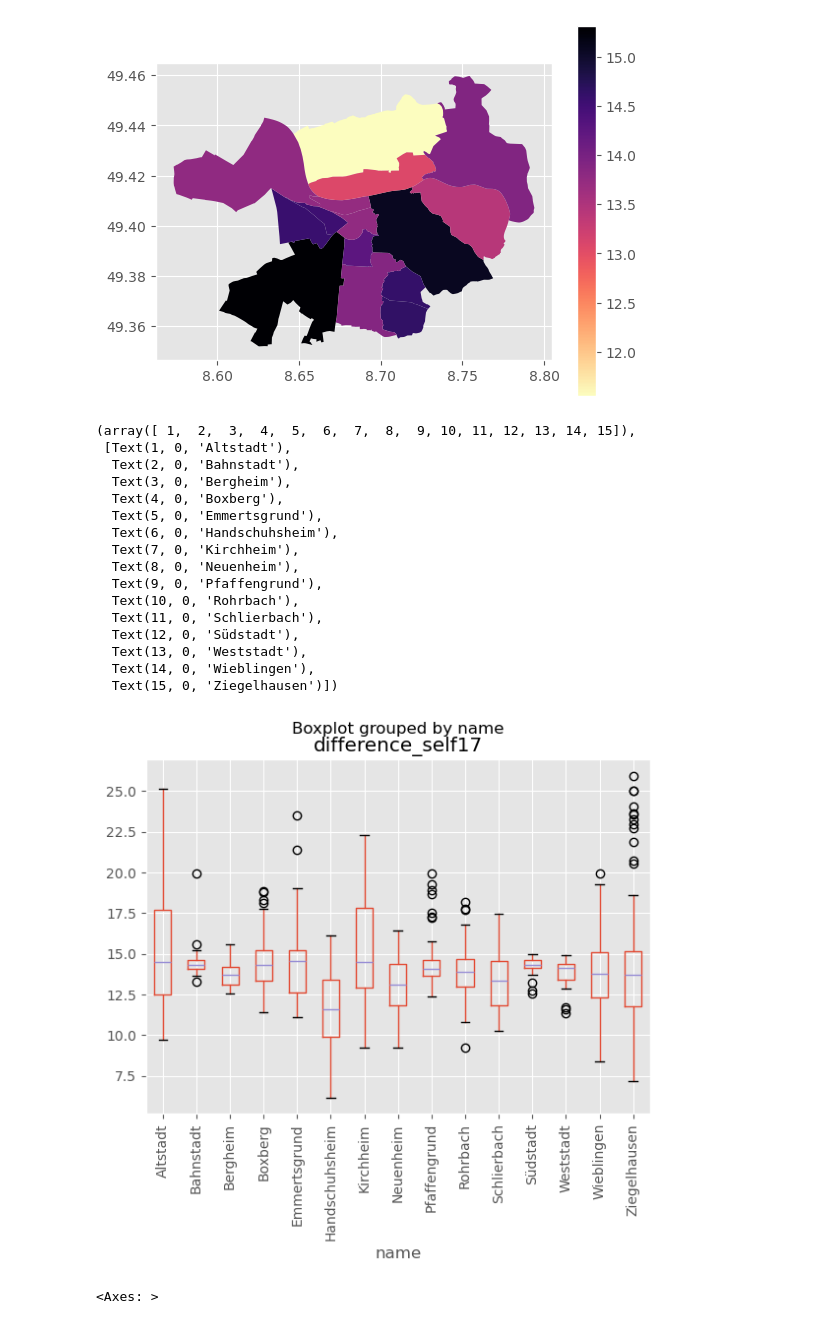
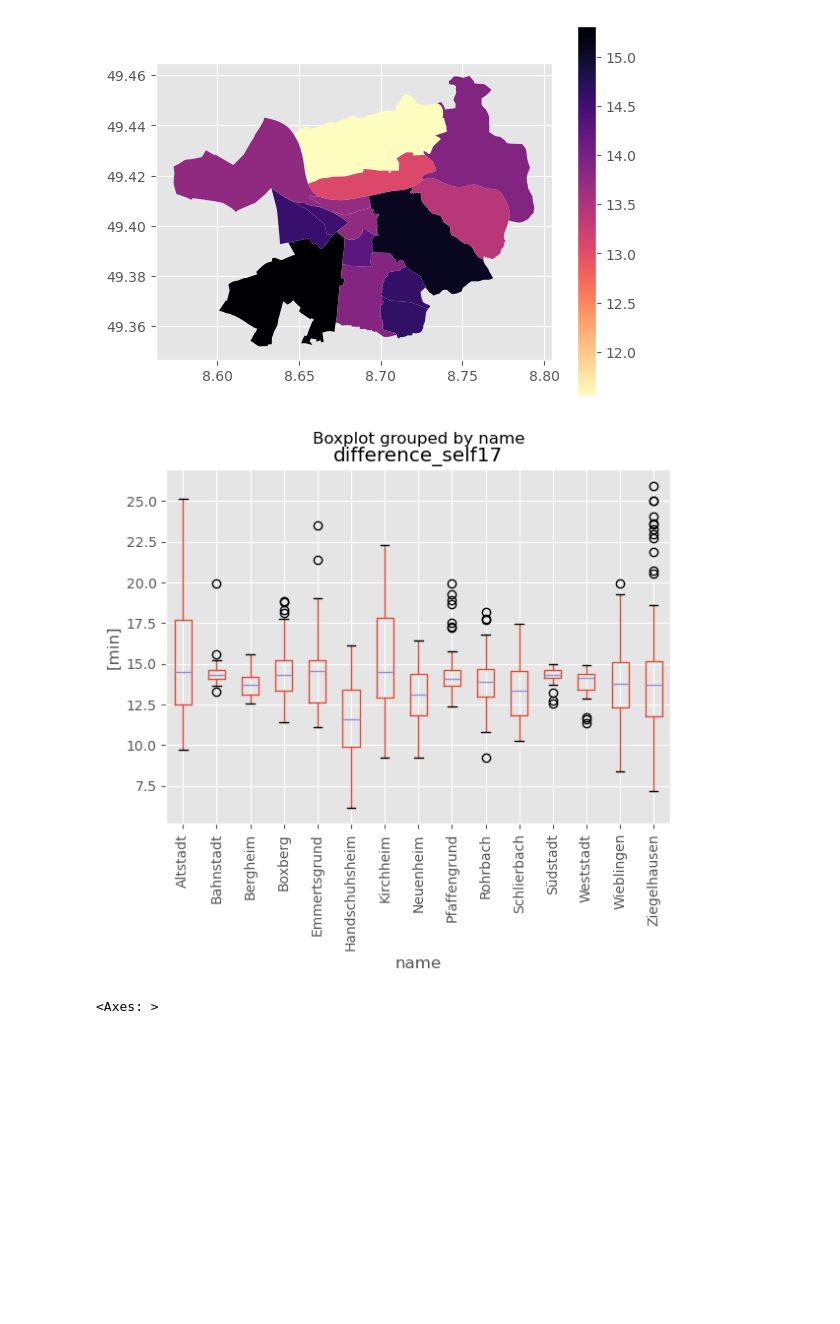
Before and after one commit to Chwiggy/thesis_analysis, a Jupyter notebook: differences.ipynb, the cells around one changed output. Drawn from its saved outputs; the diff is of its cells as text; code cells hidden in the pictures; blank space fills up the shorter version.

```diff
--- a/differences.ipynb
+++ b/differences.ipynb
@@ -111,27 +110,12 @@ map.plot(column="difference_self17", cmap='magma_r', legend = True)
 # %%
 import matplotlib
 matplotlib.style.use("ggplot")
 import matplotlib.pyplot as plt
-ax = cells_by_borough.boxplot(column="difference_self17", by= "name")
+ax = cells_by_borough.boxplot(column="difference_self17", by= "name", ylabel = "[min]")
 plt.xticks(rotation=90)
+plt.savefig("figures/Boxplots_Difference.svg", bbox_inches = "tight")
 # %% [output]
-(array([ 1,  2,  3,  4,  5,  6,  7,  8,  9, 10, 11, 12, 13, 14, 15]),
- [Text(1, 0, 'Altstadt'),
-  Text(2, 0, 'Bahnstadt'),
-  Text(3, 0, 'Bergheim'),
-  Text(4, 0, 'Boxberg'),
-  Text(5, 0, 'Emmertsgrund'),
-  Text(6, 0, 'Handschuhsheim'),
-  Text(7, 0, 'Kirchheim'),
-  Text(8, 0, 'Neuenheim'),
-  Text(9, 0, 'Pfaffengrund'),
-  Text(10, 0, 'Rohrbach'),
-  Text(11, 0, 'Schlierbach'),
-  Text(12, 0, 'Südstadt'),
-  Text(13, 0, 'Weststadt'),
-  Text(14, 0, 'Wieblingen'),
-  Text(15, 0, 'Ziegelhausen')])
-[figure, old version]
+[figure, new version]
 # %%
 cells_by_borough.boxplot("difference_self17")
 # %% [output]
```
Also changed, not shown: parts of 1 cell of this notebook, 13 other files.
